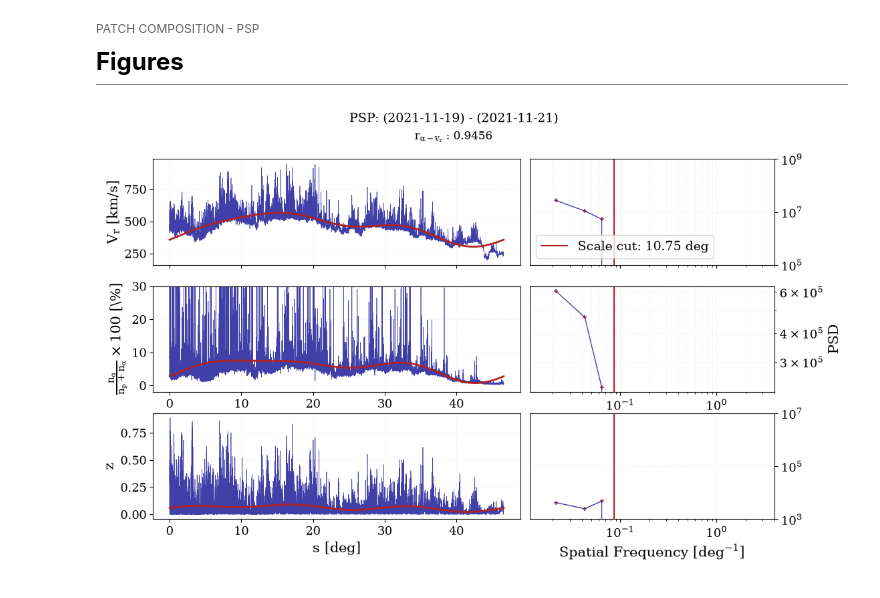
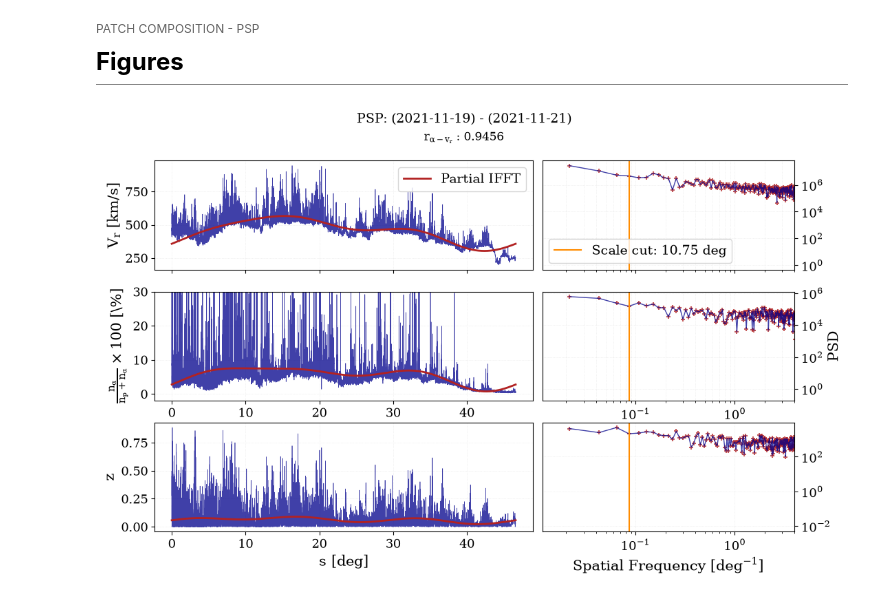
Before and after one commit to TristanVrg/patch-composition, a Jupyter notebook: Analysis/patch-psp.ipynb, the cells around one changed output. Drawn from its saved outputs; the diff is of its cells as text; code cells hidden in the pictures.

```diff
--- a/Analysis/patch-psp.ipynb
+++ b/Analysis/patch-psp.ipynb
@@ -300,6 +317,8 @@ plt.show()
 # %%
 idx_cut_vr = np.argmin(np.abs(freq_vr - f_cut))
 
+fft_vr_copy = fft_vr.copy()
+
 fft_vr[idx_cut_vr:] = 0.0
 # %%
 filter_data_vr = np.fft.irfft(fft_vr)
@@ -364,6 +400,8 @@ plt.show()
 # %%
 idx_cut_a_percent = np.argmin(np.abs(freq_a_percent - f_cut))
 
+fft_a_percent_copy = fft_a_percent.copy()
+
 fft_a_percent[idx_cut_a_percent:] = 0.0
 # %%
 filter_data_a_percent = np.fft.irfft(fft_a_percent)
@@ -425,6 +480,8 @@ plt.show()
 # %%
 idx_cut_deflection = np.argmin(np.abs(freq_deflection - f_cut))
 
+fft_deflection_copy = fft_deflection.copy()
+
 fft_deflection[idx_cut_deflection:] = 0.0
 # %%
 filter_data_deflection = np.fft.irfft(fft_deflection)
@@ -571,17 +628,19 @@ ax_z_spec = fig.add_subplot(gs[2, 1])
 
 # --- Velocity time series
 ax_v.plot(s_psp_new, v_r_new, color = 'darkblue', linewidth=0.5, alpha=0.75)
-ax_v.plot(s_psp_new[:-1], filter_data_vr, linewidth=2.0, color='firebrick')
+ax_v.plot(s_psp_new[:-1], filter_data_vr, linewidth=2.0, color='firebrick', label='Partial IFFT')
 ax_v.set_ylabel(r"$V_r$ [$km/s$]")
 ax_v.tick_params(labelbottom=False)
 ax_v.grid(which="both", linestyle=":", alpha=0.3)
 
+ax_v.legend(loc='best')
+
 # Velocity spectrum
-ax_v_spec.loglog(freq_vr[1:], np.abs(fft_vr[1:]), linewidth=1, color='darkblue', alpha=0.75)
-ax_v_spec.scatter(freq_vr[1:], np.abs(fft_vr[1:]), marker="+", color="firebrick", s=20, alpha=0.75)
-ax_v_spec.axvline(freq_vr[idx_cut_vr], color="firebrick", linestyle="-", linewidth=1.5, label=f"Scale cut: {round(1/f_cut, 2)} deg")
+ax_v_spec.loglog(freq_vr[1:], np.abs(fft_vr_copy[1:]), linewidth=1, color='darkblue', alpha=0.75)
+ax_v_spec.scatter(freq_vr[1:], np.abs(fft_vr_copy[1:]), marker="+", color="firebrick", s=20, alpha=0.75)
+ax_v_spec.axvline(freq_vr[idx_cut_vr], color="darkorange", linestyle="-", linewidth=1.5, label=f"Scale cut: {round(1/f_cut, 2)} deg")
 ax_v_spec.set_xlim(None, 4e0)
-ax_v_spec.set_ylim(1e5, 1e9)
+#ax_v_spec.set_ylim(1e5, 1e9)
 ax_v_spec.grid(which="both", linestyle=":", alpha=0.3)
 ax_v_spec.tick_params(labelbottom=False)
 ax_v_spec.legend(loc="lower left")
@@ -596,9 +655,9 @@ ax_a.set_ylim(-2, 30)
 ax_a.grid(which="both", linestyle=":", alpha=0.3)
 
 # Alpha spectrum
-ax_a_spec.loglog(freq_a_percent[1:], np.abs(fft_a_percent[1:]), linewidth=1, color='darkblue', alpha=0.75)
-ax_a_spec.scatter(freq_a_percent[1:], np.abs(fft_a_percent[1:]), marker="+", color="firebrick", s=20, alpha=0.75)
-ax_a_spec.axvline(freq_a_percent[idx_cut_a_percent], color="firebrick", linestyle="-", linewidth=1.5)
+ax_a_spec.loglog(freq_a_percent[1:], np.abs(fft_a_percent_copy[1:]), linewidth=1, color='darkblue', alpha=0.75)
+ax_a_spec.scatter(freq_a_percent[1:], np.abs(fft_a_percent_copy[1:]), marker="+", color="firebrick", s=20, alpha=0.75)
+ax_a_spec.axvline(freq_a_percent[idx_cut_a_percent], color="darkorange", linestyle="-", linewidth=1.5)
 ax_a_spec.set_xlabel("Spatial Frequency [$deg^{-1}$]")
 ax_a_spec.set_ylabel("PSD")
 ax_a_spec.set_xlim(None, 4e0)
@@ -612,35 +671,35 @@ ax_z.set_ylabel(r"$z$")
 ax_z.set_xlabel("s [deg]")
 ax_z.grid(ls=":", alpha=0.3)
 
 # Normalised deflection spectrum
-ax_z_spec.loglog(freq_deflection[1:], np.abs(fft_deflection[1:]), color='darkblue', linewidth=1, alpha=0.75)
-ax_z_spec.scatter(freq_deflection[1:], np.abs(fft_deflection[1:]), marker="+", color="firebrick", s=20, alpha=0.75)
-ax_z_spec.axvline(freq_deflection[idx_cut_deflection], color="firebrick", linewidth=1.5)
+ax_z_spec.loglog(freq_deflection[1:], np.abs(fft_deflection_copy[1:]), color='darkblue', linewidth=1, alpha=0.75)
+ax_z_spec.scatter(freq_deflection[1:], np.abs(fft_deflection_copy[1:]), marker="+", color="firebrick", s=20, alpha=0.75)
+ax_z_spec.axvline(freq_deflection[idx_cut_deflection], color="darkorange", linewidth=1.5)
 ax_z_spec.set_xlim(None, 4)
-ax_z_spec.set_ylim(1e3, 1e7)
+#ax_z_spec.set_ylim(1e3, 1e7)
 ax_z_spec.set_xlabel(r"Spatial Frequency [$deg^{-1}$]")
 ax_z_spec.grid(ls=":", alpha=0.3)
 
 
 ax_v_spec.yaxis.tick_right()
 ax_v_spec.yaxis.set_label_position("right")
 
 ax_a_spec.yaxis.tick_right()
 ax_a_spec.yaxis.set_label_position("right")
 
 ax_z_spec.yaxis.tick_right()
 ax_z_spec.yaxis.set_label_position("right")
 
 # Save
 fig.savefig(
     Path("..") / "Results" / "Figures" /
     f"PSP-corr_{start_PSP.strftime('%Y-%m-%d')}_"
     f"{stop_PSP.strftime('%Y-%m-%d')}_"
     f"{round(1/f_cut, 2)}.png",
     dpi=300,
     bbox_inches="tight"
 )
 
 plt.show()
 # %% [output]
-[figure, old version]
+[figure, new version]
```
Also changed, not shown: parts of 5 cells of this notebook.
